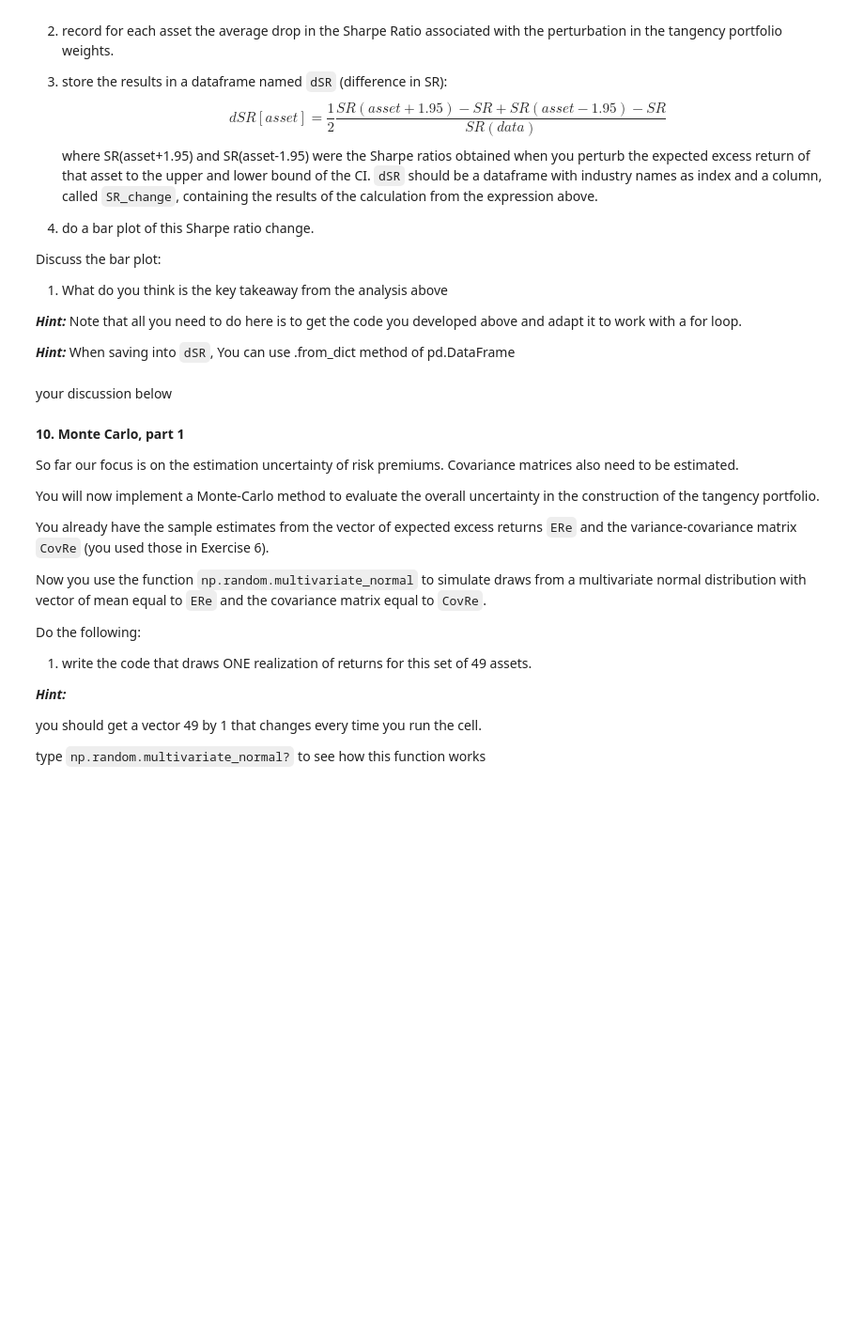
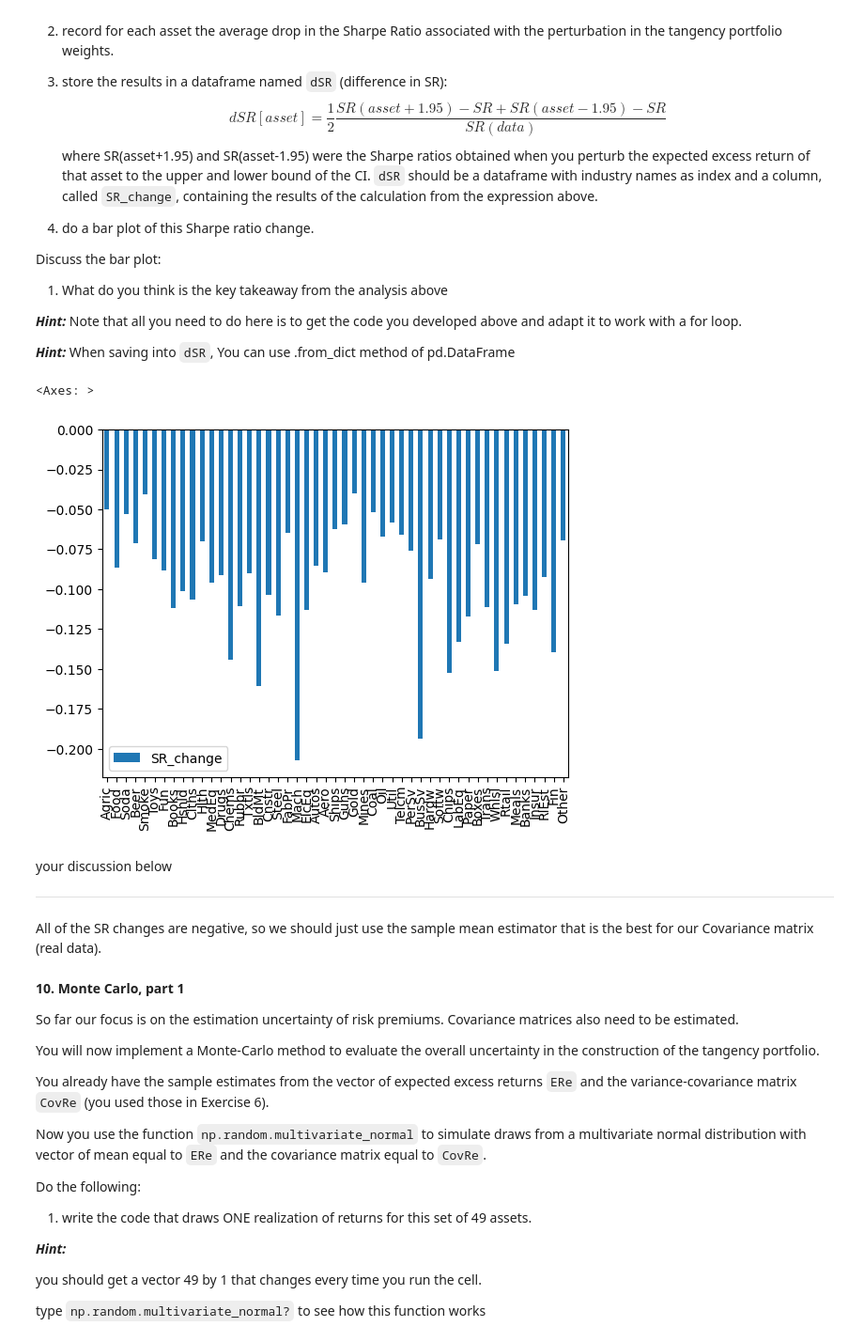
Before and after one commit to SnazzyBeatle115/UG54, a Jupyter notebook: chapters/Assignments/Assignment5.ipynb, the cells around one changed output. Shown at 94% size. Cells and saved outputs as stored; diff of their text form; code cells hidden in the pictures; blank space fills up the shorter version.

```diff
--- a/chapters/Assignments/Assignment5.ipynb
+++ b/chapters/Assignments/Assignment5.ipynb
@@ -447,23 +447,50 @@ When saving into `dSR`, You can use .from_dict method of pd.DataFrame
 # %%
 # your code below
 
 # It's useful to use dictionary for this exercise
 sr_changes = {}
 
 # For each asset, do the same exercise
-for asset in ERe.index:
+for asset in ERe.columns:
     # Write a code calculating Sharpe ratios using above exercise
+    ERe_lower = ERe.copy()
+    ERe_upper = ERe.copy()
+    ERe_lower[asset] = ERe_ci.loc[asset, 'lower']
+    ERe_upper[asset] = ERe_ci.loc[asset, 'upper']
+    CovRe = ERe.cov()
+    invCovRe = np.linalg.inv(CovRe)
+    # lower
+    lower_raw_weights = invCovRe @ ERe_lower.mean()
+    # Normalize weights to the vol is 10%
+    x = 0.10 / np.sqrt(lower_raw_weights @ invCovRe @ lower_raw_weights * 12)
+    lower_norm_weights = x * lower_raw_weights
+    # upper
+    upper_raw_weights = invCovRe @ ERe_upper.mean()
+    # Normalize weights to the vol is 10%
+    x = 0.10 / np.sqrt(upper_raw_weights @ invCovRe @ upper_raw_weights * 12)
+    upper_norm_weights = x * upper_raw_weights
+
+    # Calculate SR
+    sharpe_lower = ERe.mean() @ lower_norm_weights / (lower_norm_weights @ CovRe @ lower_norm_weights)**0.5
+    sharpe_upper = ERe.mean() @ upper_norm_weights / (upper_norm_weights @ CovRe @ upper_norm_weights)**0.5
 
     # Compute average SR drop. Hint: Use the formula in the problem.
-    sr_diff =
+    sr_diff = 1/2 * (sharpe_upper + sharpe_lower - sharpe_normal * 2) / sharpe_normal
     sr_changes[asset] = sr_diff
 
 # Save it into DataFrame
-dSR =
+dSR = pd.DataFrame.from_dict(sr_changes, orient='index', columns=['SR_change'])
 
 # Bar plot
+dSR.plot.bar()
+# %% [output]
+<Axes: >
+[figure, added]
-# %% [markdown]
-your discussion below
+# %% [markdown]
+your discussion below
+
+---
+All of the SR changes are negative, so we should just use the sample mean estimator that is the best for our Covariance matrix (real data).
 # %% [markdown]
 **10. Monte Carlo, part 1**
 
```
Also changed, not shown: parts of 12 cells of this notebook.
